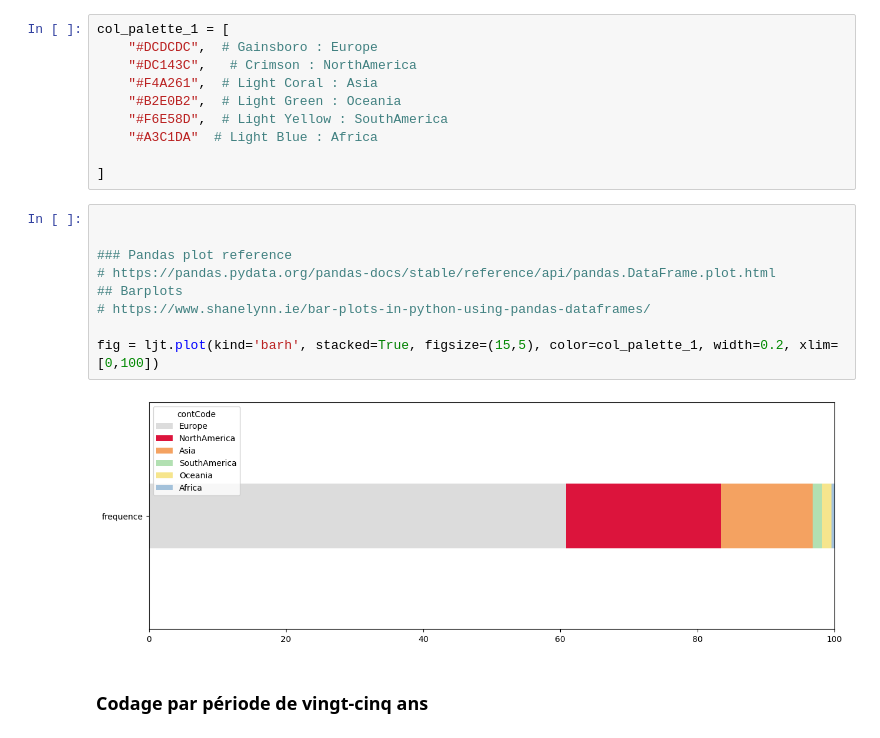
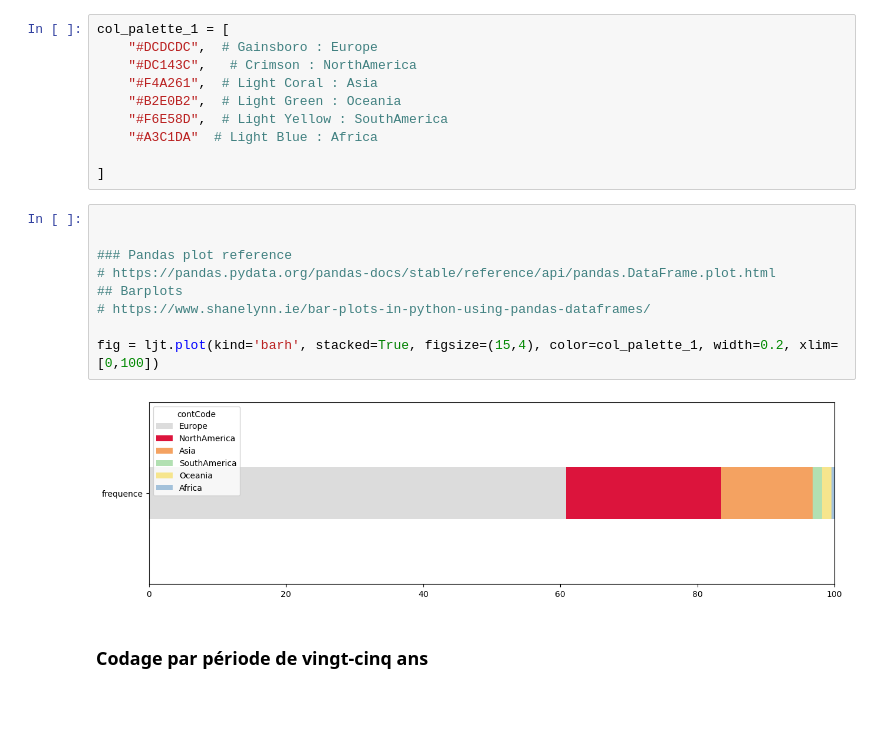
Before and after one commit to Chiodo53/astronomers, a Jupyter notebook: notebooks_jupyter/wikidata_exploration/wdt_distribution_continents_triplestore.ipynb, the cells around one changed output. Cells and saved outputs as stored; diff of their text form; blank space fills up the shorter version.

```diff
--- a/notebooks_jupyter/wikidata_exploration/wdt_distribution_continents_triplestore.ipynb
+++ b/notebooks_jupyter/wikidata_exploration/wdt_distribution_continents_triplestore.ipynb
@@ -215,14 +215,14 @@ col_palette_1 = [
 # %%
 
 
 ### Pandas plot reference
 # https://pandas.pydata.org/pandas-docs/stable/reference/api/pandas.DataFrame.plot.html
 ## Barplots
 # https://www.shanelynn.ie/bar-plots-in-python-using-pandas-dataframes/
 
-fig = ljt.plot(kind='barh', stacked=True, figsize=(15,5), color=col_palette_1, width=0.2, xlim=[0,100])
+fig = ljt.plot(kind='barh', stacked=True, figsize=(15,4), color=col_palette_1, width=0.2, xlim=[0,100])
 # %% [output]
-[figure, old version]
+[figure, new version]
 # %% [markdown]
 ### Codage par période de vingt-cinq ans
 # %%
```
Also changed, not shown: parts of 15 cells of this notebook, 1 other file.
